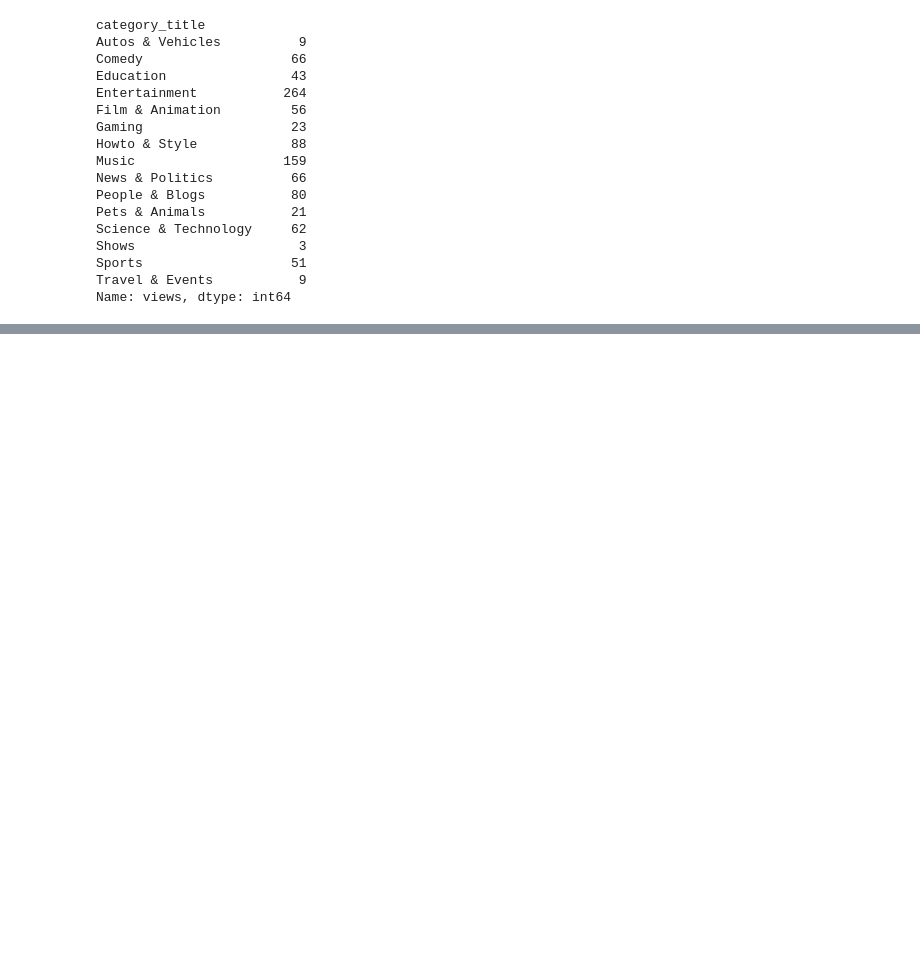
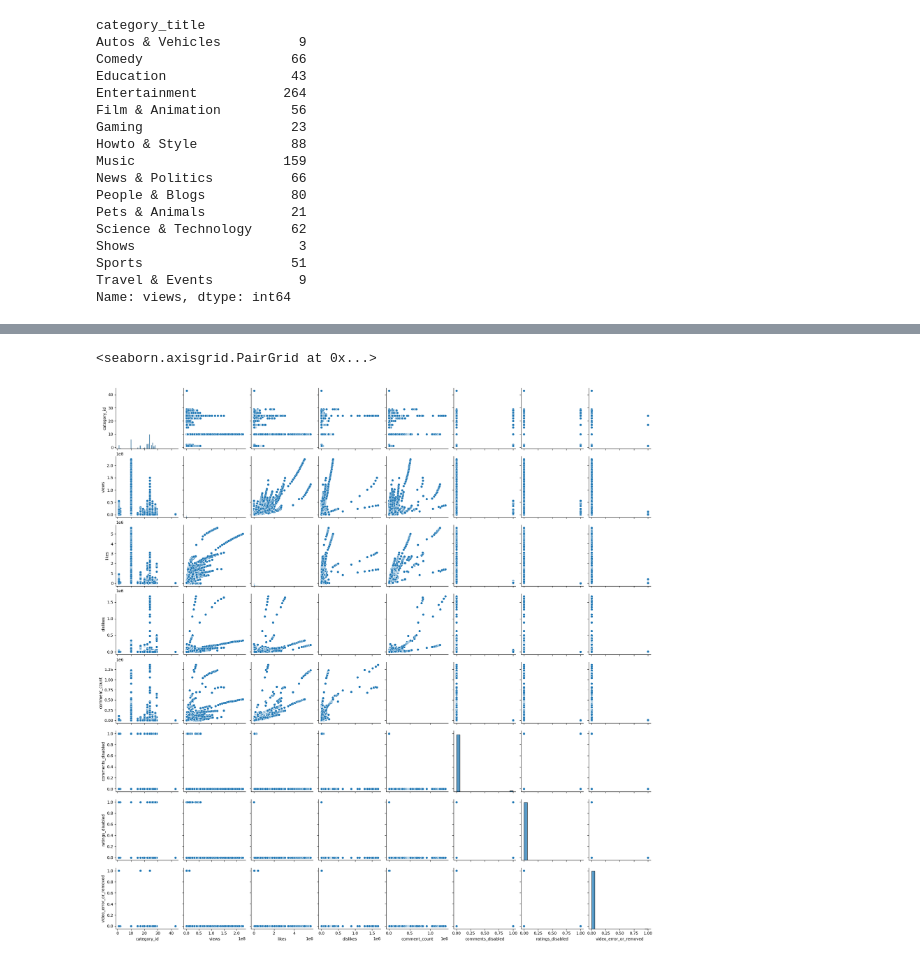
Before and after one commit to DarGo17/youtube, a Jupyter notebook: YouTube Assignmnet.ipynb, the cells around one changed output, grey strips where cells are left out. Saved outputs shown, nothing was run; the diff lists cells and outputs as text; code cells hidden in the pictures; blank space fills up the shorter version.

```diff
--- a/YouTube Assignmnet.ipynb
+++ b/YouTube Assignmnet.ipynb
@@ -291,0 +318,5 @@ Name: views, dtype: int64
+# %%
+sns.pairplot(us_yt_df)
+# %% [output]
+<seaborn.axisgrid.PairGrid at 0x...>
+[figure, added]
```
Also changed, not shown: parts of 3 cells of this notebook.
